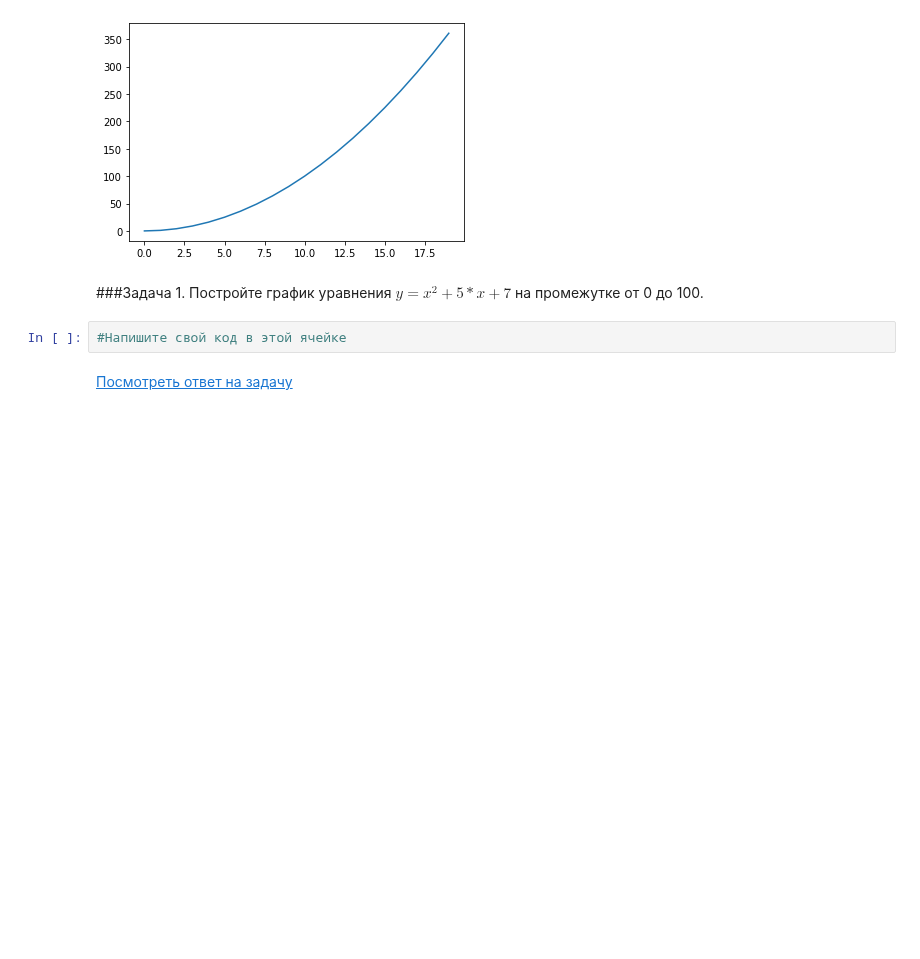
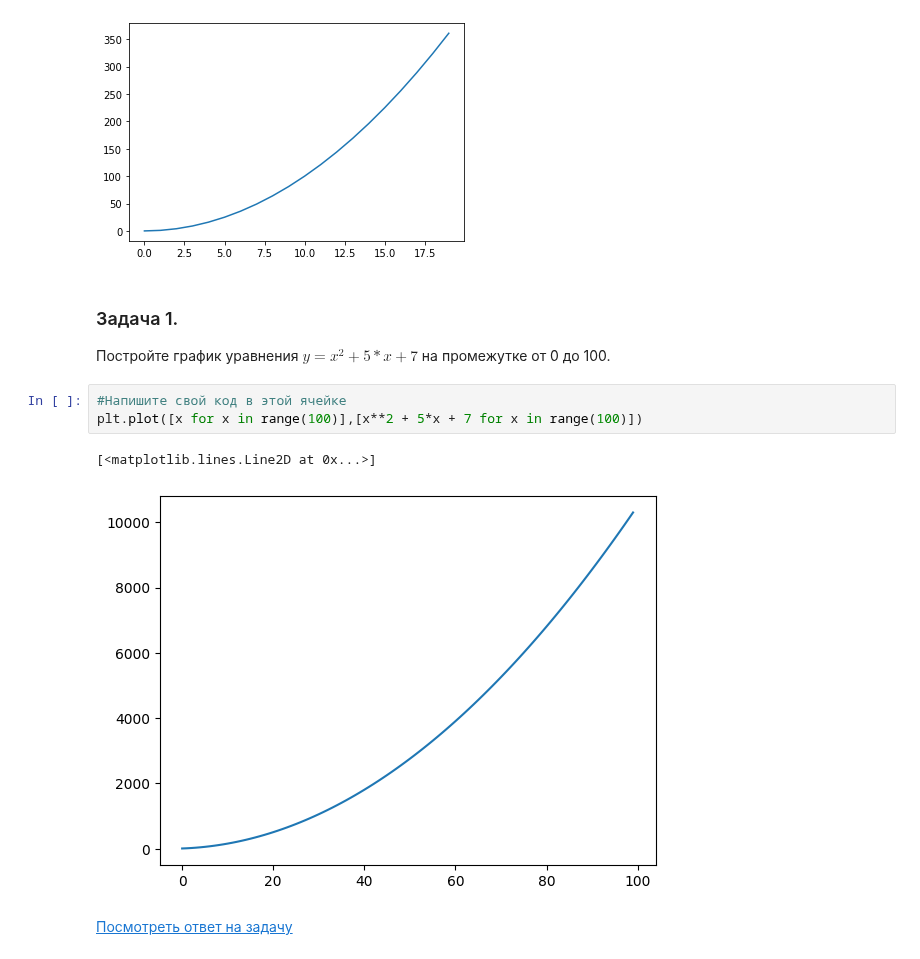
Before and after one commit to ipaingo/study, a Jupyter notebook: python/data lec/33_matplotlib.ipynb, the cells around one changed output. Saved outputs shown, nothing was run; the diff lists cells and outputs as text; blank space fills up the shorter version.

```diff
--- a/python/data lec/33_matplotlib.ipynb
+++ b/python/data lec/33_matplotlib.ipynb
@@ -34,10 +34,14 @@ plt.plot([x for x in range(20)],[x**2 for x in range(20)])  # Отобразит
 [<matplotlib.lines.Line2D at 0x...>]
 [figure]
 # %% [markdown]
-###Задача 1.
+### Задача 1.
 Постройте график уравнения $y = x^2 + 5*x + 7$ на промежутке от 0 до 100.
-# %%
-#Напишите свой код в этой ячейке
+# %%
+#Напишите свой код в этой ячейке
+plt.plot([x for x in range(100)],[x**2 + 5*x + 7 for x in range(100)])
+# %% [output]
+[<matplotlib.lines.Line2D at 0x...>]
+[figure, added]
 # %% [markdown]
 [Посмотреть ответ на задачу](#exercise_1)
 # %% [markdown]
```
Also changed, not shown: parts of 2 cells of this notebook, 2 other files.
